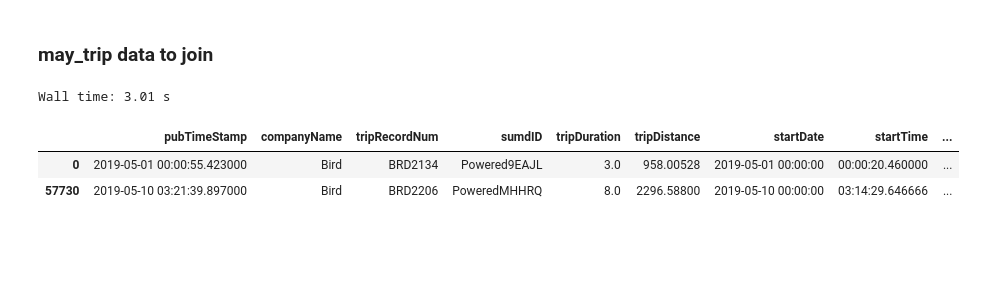
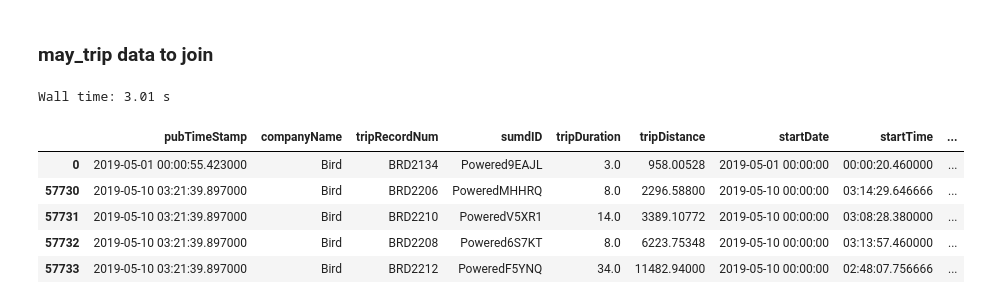
Before and after one commit to Quezadajl/nashville-scooters-project, a Jupyter notebook: notebooks/may.ipynb, the cells around one changed output. Saved outputs shown, nothing was run; the diff lists cells and outputs as text; code cells hidden in the pictures; blank space fills up the shorter version.

```diff
--- a/notebooks/may.ipynb
+++ b/notebooks/may.ipynb
@@ -190,8 +264,11 @@ may_trip = may_trip.sort_values('companyName')
 # %% [output]
 Wall time: 3.01 s
 # %%
-may_trip.head(10)
+may_trip.head(5)
 # %% [output]
 |  | pubTimeStamp | companyName | tripRecordNum | sumdID | tripDuration | tripDistance | startDate | startTime | ... |
 | 0 | 2019-05-01 00:00:55.423000 | Bird | BRD2134 | Powered9EAJL | 3.0 | 958.00528 | 2019-05-01 00:00:00 | 00:00:20.460000 | ... |
 | 57730 | 2019-05-10 03:21:39.897000 | Bird | BRD2206 | PoweredMHHRQ | 8.0 | 2296.58800 | 2019-05-10 00:00:00 | 03:14:29.646666 | ... |
+| 57731 | 2019-05-10 03:21:39.897000 | Bird | BRD2210 | PoweredV5XR1 | 14.0 | 3389.10772 | 2019-05-10 00:00:00 | 03:08:28.380000 | ... |
+| 57732 | 2019-05-10 03:21:39.897000 | Bird | BRD2208 | Powered6S7KT | 8.0 | 6223.75348 | 2019-05-10 00:00:00 | 03:13:57.460000 | ... |
+| 57733 | 2019-05-10 03:21:39.897000 | Bird | BRD2212 | PoweredF5YNQ | 34.0 | 11482.94000 | 2019-05-10 00:00:00 | 02:48:07.756666 | ... |
```
Also changed, not shown: parts of 20 cells of this notebook.
